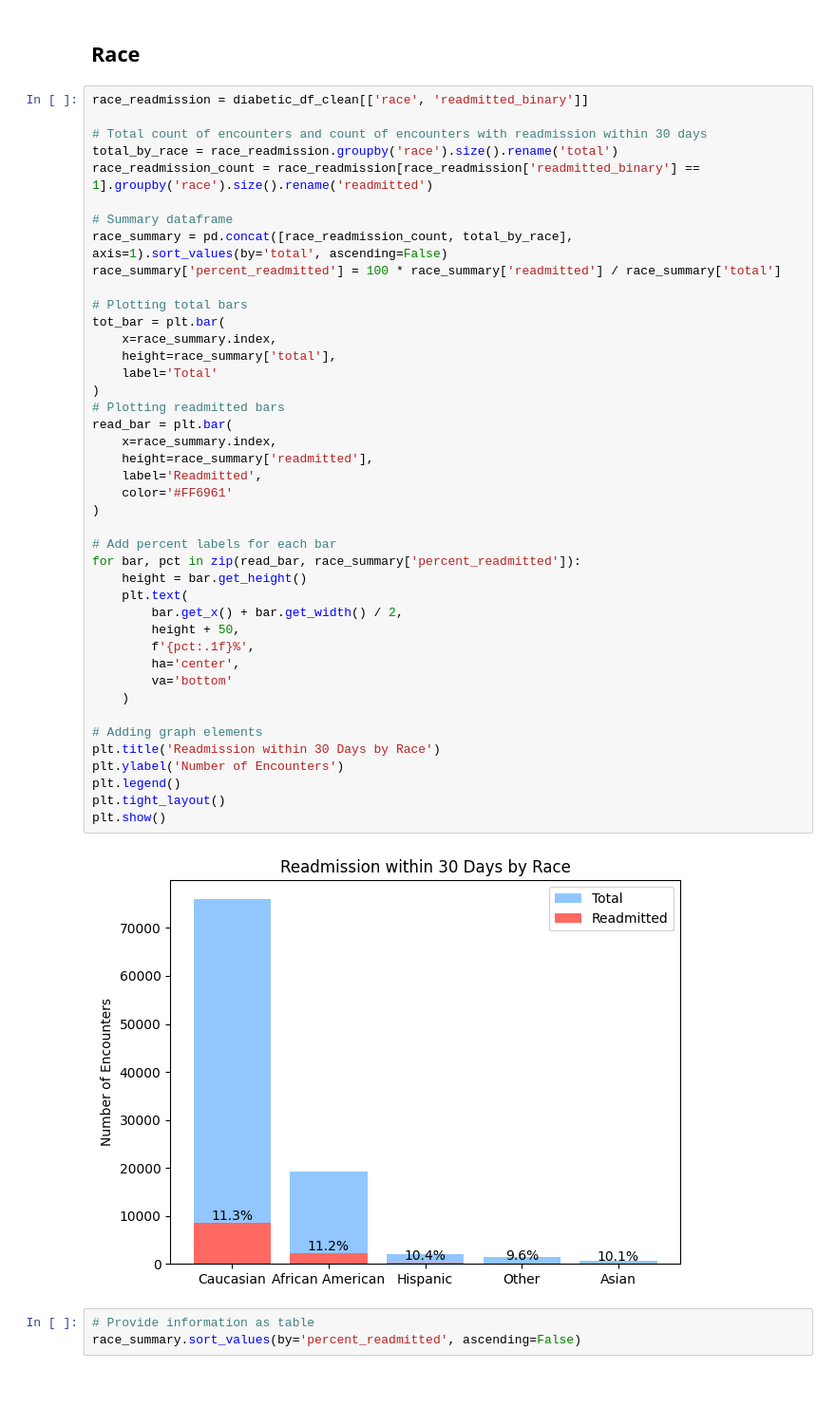
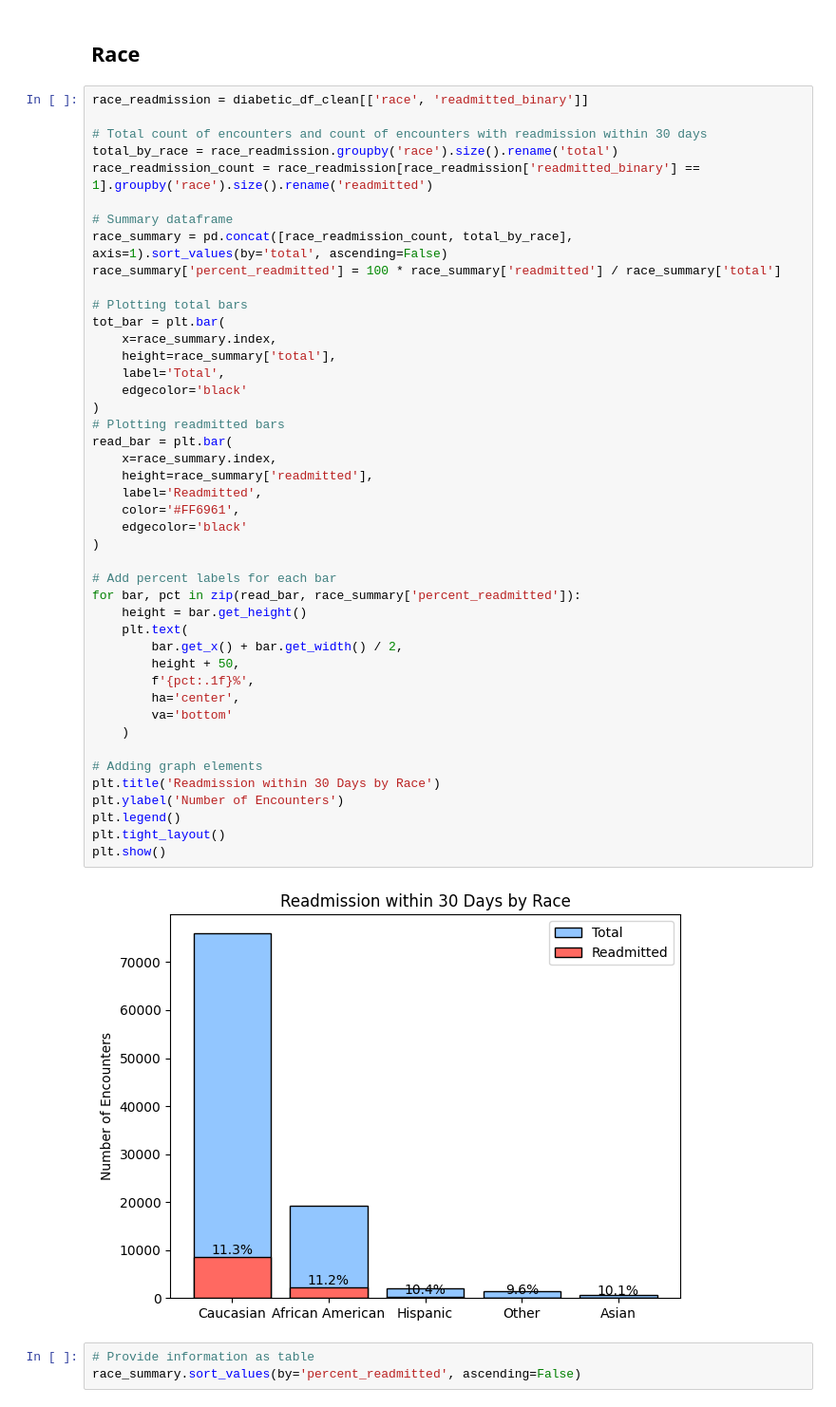
Before and after one commit to JamesSchonknecht/diabetes_project, a Jupyter notebook: scripts/2_Readmission_Analysis.ipynb, the cells around one changed output. Shown at 95% size. Drawn from its saved outputs; the diff is of its cells as text.

```diff
--- a/scripts/2_Readmission_Analysis.ipynb
+++ b/scripts/2_Readmission_Analysis.ipynb
@@ -120,36 +120,38 @@ race_summary['percent_readmitted'] = 100 * race_summary['readmitted'] / race_sum
 # Plotting total bars
 tot_bar = plt.bar(
     x=race_summary.index,
     height=race_summary['total'],
-    label='Total'
+    label='Total',
+    edgecolor='black'
 )
 # Plotting readmitted bars
 read_bar = plt.bar(
     x=race_summary.index,
     height=race_summary['readmitted'],
     label='Readmitted',
-    color='#FF6961'
+    color='#FF6961',
+    edgecolor='black'
 )
 
 # Add percent labels for each bar
 for bar, pct in zip(read_bar, race_summary['percent_readmitted']):
     height = bar.get_height()
     plt.text(
         bar.get_x() + bar.get_width() / 2,
         height + 50,
         f'{pct:.1f}%',
         ha='center',
         va='bottom'
     )
 
 # Adding graph elements
 plt.title('Readmission within 30 Days by Race')
 plt.ylabel('Number of Encounters')
 plt.legend()
 plt.tight_layout()
 plt.show()
 # %% [output]
-[figure, old version]
+[figure, new version]
 # %%
 # Provide information as table
 race_summary.sort_values(by='percent_readmitted', ascending=False)
```
Also changed, not shown: parts of 18 cells of this notebook.
